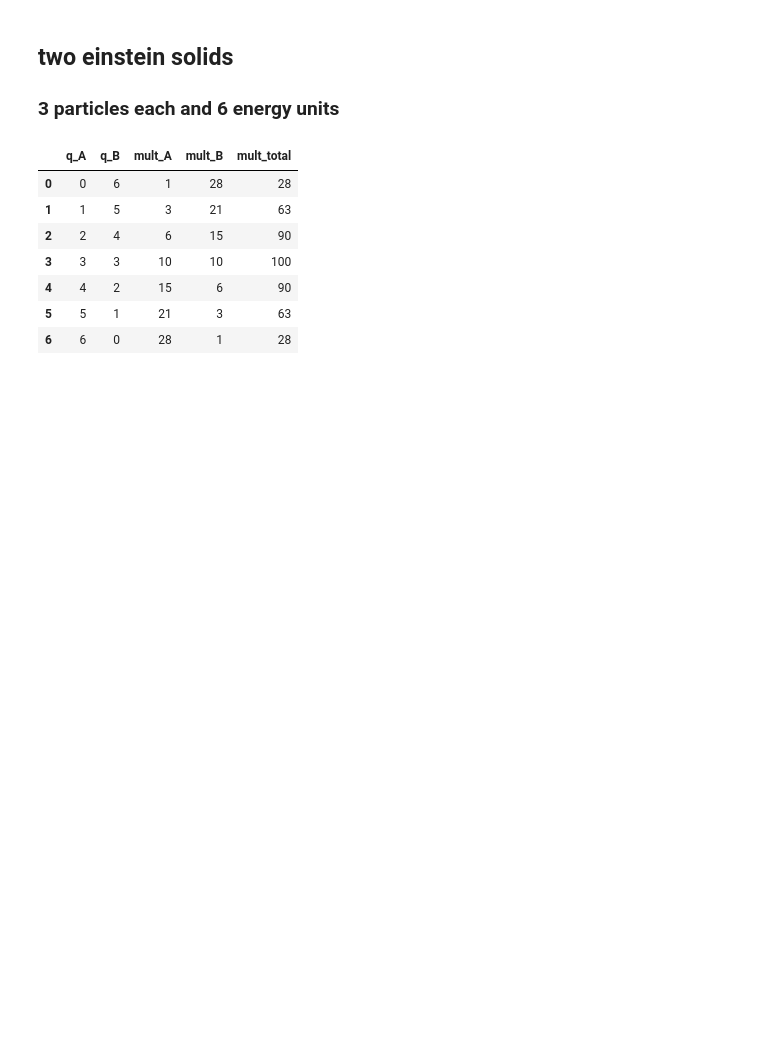
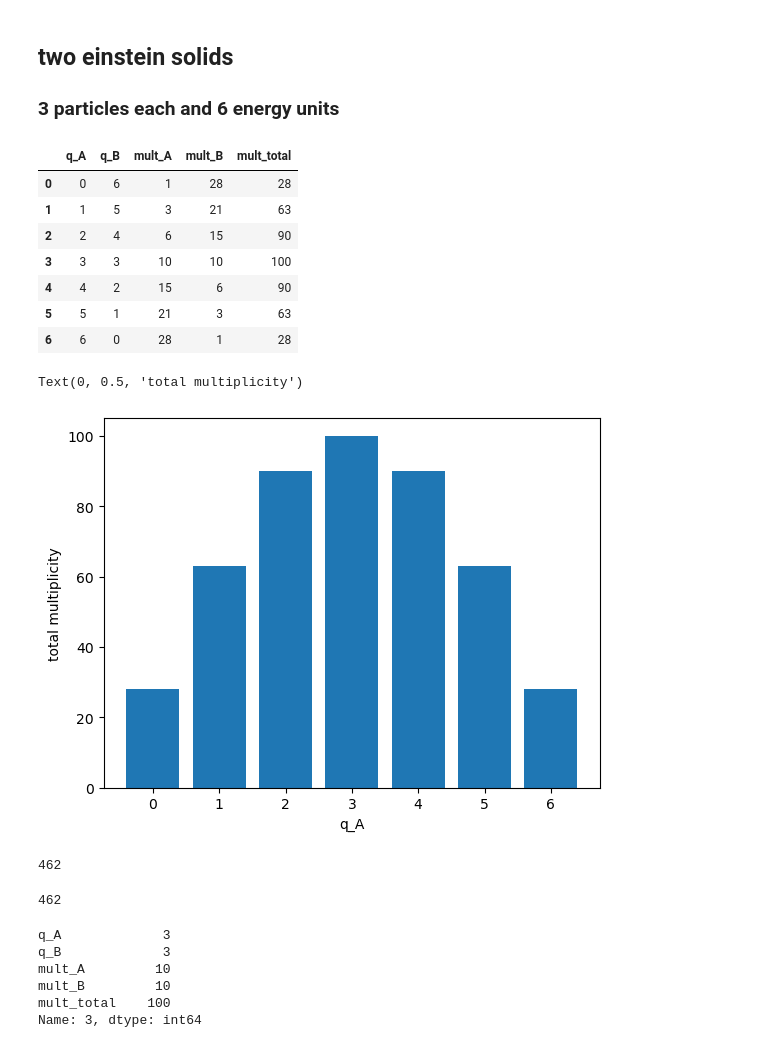
Before and after one commit to ehremington/420-2024-fall, a Jupyter notebook: multiplicityInClass.ipynb, the cells around one changed output. Saved outputs shown, nothing was run; the diff lists cells and outputs as text; code cells hidden in the pictures; blank space fills up the shorter version.

```diff
--- a/multiplicityInClass.ipynb
+++ b/multiplicityInClass.ipynb
@@ -41,3 +41,29 @@ table0
 | 4 | 4 | 2 | 15 | 6 | 90 |
 | 5 | 5 | 1 | 21 | 3 | 63 |
 | 6 | 6 | 0 | 28 | 1 | 28 |
+# %%
+fig0, ax0 = plt.subplots()
+
+ax0.bar(table0['q_A'], table0['mult_total'])
+ax0.set_xlabel('q_A')
+ax0.set_ylabel('total multiplicity')
+# %% [output]
+Text(0, 0.5, 'total multiplicity')
+[figure, added]
+# %%
+table0['mult_total'].sum()
+# %% [output]
+462
+# %%
+multiplicity(6,6)
+# %% [output]
+462
+# %%
+table0.sort_values('mult_total', ascending=False).iloc[0]
+# %% [output]
+q_A             3
+q_B             3
+mult_A         10
+mult_B         10
+mult_total    100
+Name: 3, dtype: int64
```
Also changed, not shown: parts of 6 cells of this notebook, 3 other files.
